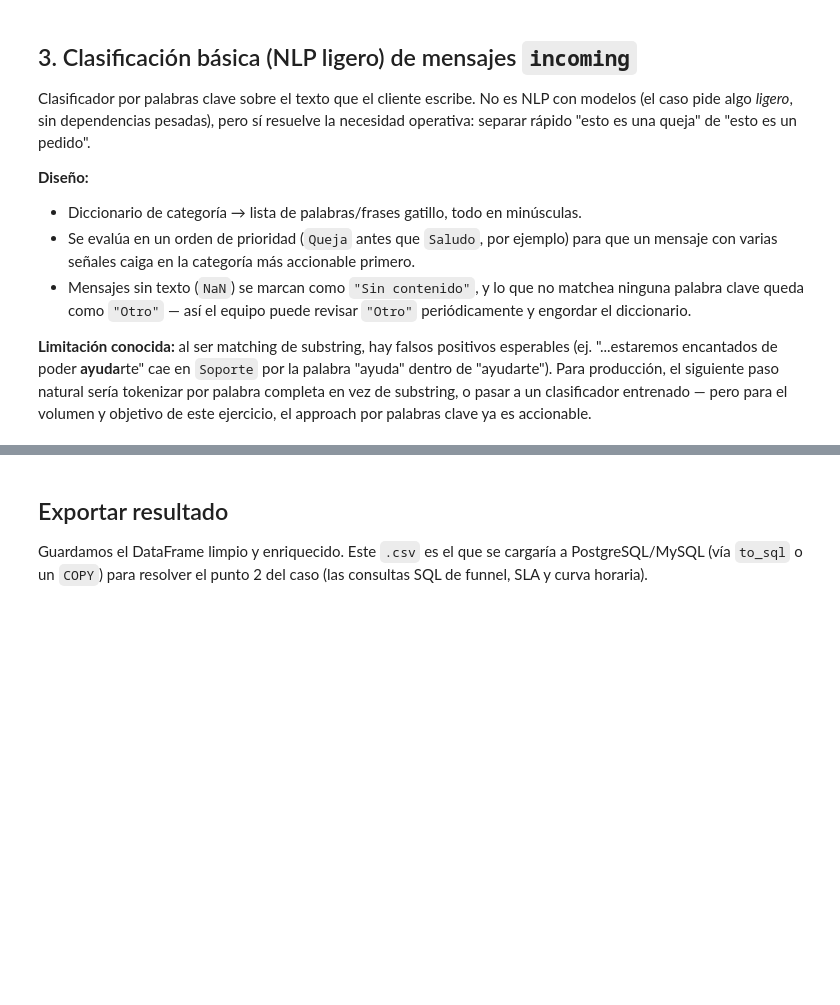
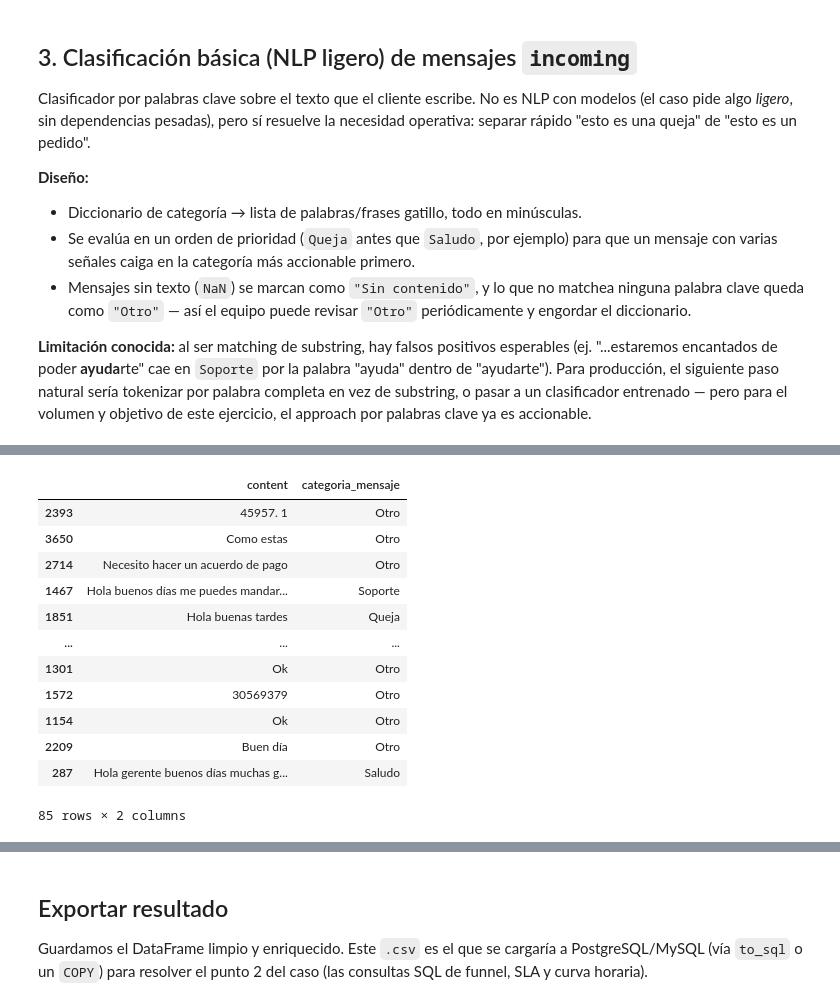
Before and after one commit to Olman-dep/prueba-t-cnica-LikeU, a Jupyter notebook: Src/Caso_Tecnico_Punto.ipynb, the cells around one changed output, grey strips where cells are left out. Drawn from its saved outputs; the diff is of its cells as text; code cells hidden in the pictures; blank space fills up the shorter version.

```diff
--- a/Src/Caso_Tecnico_Punto.ipynb
+++ b/Src/Caso_Tecnico_Punto.ipynb
@@ -294,3 +503,25 @@ df.loc[mask_incoming, ["content", "categoria_mensaje"]].sample(10, random_state=
+# %%
+import datetime
+
+# Convertir el resultado decimal a entero usando int()
+semilla = int(datetime.datetime.now().second * 2.2)
+
+# Aplicar el sample sin errores
+df.loc[mask_incoming, ["content", "categoria_mensaje"]].sample(85, random_state=semilla)
+# %% [output]
+|  | content | categoria_mensaje |
+| 2393 | 45957. 1 | Otro |
+| 3650 | Como estas | Otro |
+| 2714 | Necesito hacer un acuerdo de pago | Otro |
+| 1467 | Hola buenos días me puedes mandar... | Soporte |
+| 1851 | Hola buenas tardes | Queja |
+| ... | ... | ... |
+| 1301 | Ok | Otro |
+| 1572 | 30569379 | Otro |
+| 1154 | Ok | Otro |
+| 2209 | Buen día | Otro |
+| 287 | Hola gerente buenos días muchas g... | Saludo |
+85 rows × 2 columns
 # %%
 df
 # %% [output]
```
Also changed, not shown: parts of 5 cells of this notebook, 2 other files.
